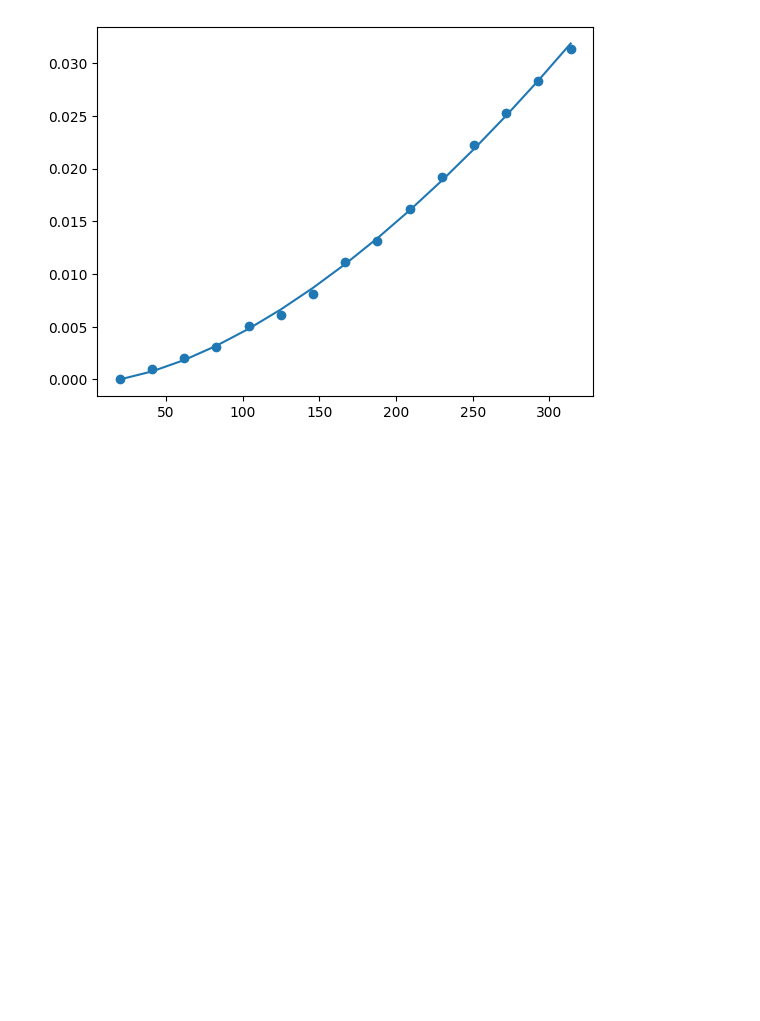
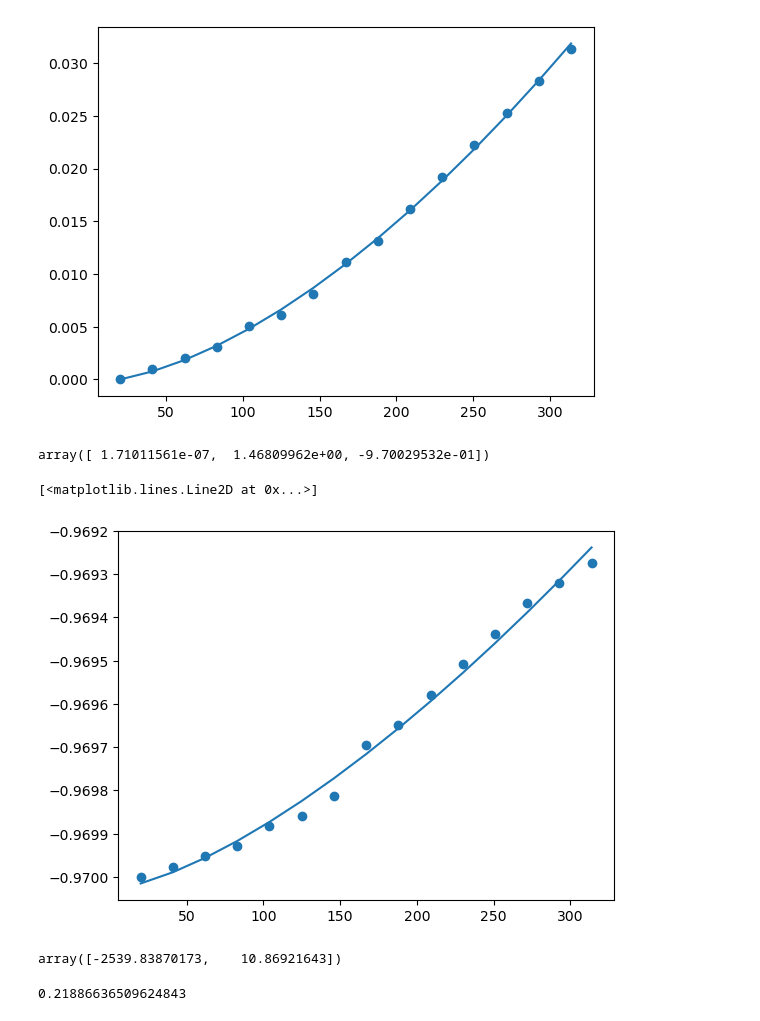
Before and after one commit to QuantumPower4/LabIntermedio2024-2, a Jupyter notebook: Efecto Hall/EfectoHall.ipynb, the cells around one changed output. Cells and saved outputs as stored; diff of their text form; code cells hidden in the pictures; blank space fills up the shorter version.

```diff
--- a/Efecto Hall/EfectoHall.ipynb
+++ b/Efecto Hall/EfectoHall.ipynb
@@ -620,3 +650,28 @@ plt.plot(Bz1, PowerLaw(Bz1,*poptp))
 # %% [output]
 [<matplotlib.lines.Line2D at 0x...>]
 [figure]
+# %%
+Bz1n = np.array([20.0187, 41.0047, 61.9907, 82.9767,
+    103.9627, 124.9487, 145.9347, 166.9207, 187.9067,
+    208.8927, 229.8787, 250.8647, 271.8507, 292.8367,
+    313.8227])
+
+VLn2 = np.array([1.281, 1.282, 1.283, 1.284,
+    1.286, 1.287, 1.289, 1.294, 1.296,
+    1.299, 1.302, 1.305, 1.308, 1.31,
+    1.312])
+
+R0n = 1.281/(30*1e-3)
+
+coef_values1n = (VLn2 - R0n) / R0n
+# %%
+poptn, pcovn = curve_fit(PowerLaw, Bz1n, coef_values1n)
+poptn
+# %% [output]
+array([ 1.71011561e-07,  1.46809962e+00, -9.70029532e-01])
+# %%
+plt.scatter(Bz1n,coef_values1n)
+plt.plot(Bz1n, PowerLaw(Bz1n,*poptn))
+# %% [output]
+[<matplotlib.lines.Line2D at 0x...>]
+[figure, added]
@@ -622,0 +702,9 @@ plt.plot(Bz1, PowerLaw(Bz1,*poptp))
+# %%
+popt_fermip1, pcov_fermip1 = curve_fit(linear_function, 1/temp1p[np.argmax(VL1p):], log_sigma_T1p[np.argmax(VL1p):])
+popt_fermip1
+# %% [output]
+array([-2539.83870173,    10.86921643])
+# %%
+2539.83870*8.617333262*1e-5
+# %% [output]
+0.21886636509624843
```
Also changed, not shown: parts of 12 cells of this notebook.
